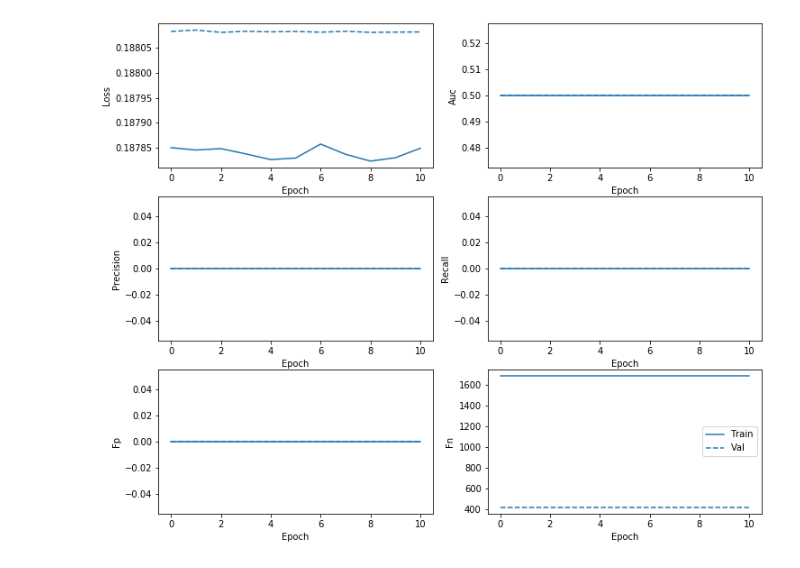
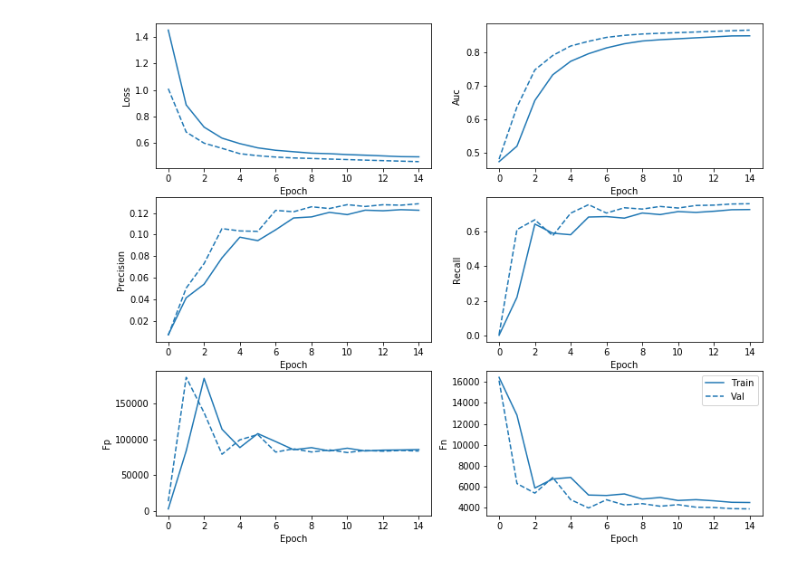
Before and after one commit to aristyogresearch/wildfire, a Jupyter notebook: notebooks/keras_MLP.ipynb, the cells around one changed output. Cells and saved outputs as stored; diff of their text form; code cells hidden in the pictures.

```diff
--- a/notebooks/keras_MLP.ipynb
+++ b/notebooks/keras_MLP.ipynb
@@ -80,4 +244,6 @@ Total training observations: 5.67E+04
 # %%
 # Pull out columns for X (data to train with) and Y (value to predict)
-training_data = raw_data[features]
+training_data = data[features]
+validation_data = validation[features]
+test_data = test[features]
 # %%
@@ -406,0 +306,25 @@ early_stopping = tf.keras.callbacks.EarlyStopping(
+# %%
+# Scaling by total/2 helps keep the loss to a similar magnitude.
+# The sum of the weights of all examples stays the same.
+weight_for_0 = (1 / no_ignition_count)*(total)/2.0
+weight_for_1 = (1 / ignition_count)*(total)/2.0
+
+class_weight = {0: weight_for_0, 1: weight_for_1}
+
+print('Weight for class 0: {:.2f}'.format(weight_for_0))
+print('Weight for class 1: {:.2f}'.format(weight_for_1))
+
+initial_bias = np.log([ignition_count/no_ignition_count])
+output_bias = tf.keras.initializers.Constant(initial_bias)
+
+print('Inital bias: {}'.format(initial_bias))
+
+EPOCHS = 15
+BATCH_SIZE = 2048 * 30
+
+early_stopping = tf.keras.callbacks.EarlyStopping(
+    monitor='val_auc',
+    verbose=1,
+    patience=10,
+    mode='max',
+    restore_best_weights=True)
@@ -451,3 +356,0 @@ array([-3.03283736])
-# %%
-model = make_model(output_bias = initial_bias)
-model.predict(train_features[:10])
@@ -473,11 +357,10 @@ model.save_weights(initial_weights)
 # %%
-model = make_model()
-model.load_weights(initial_weights)
-model.layers[-1].bias.assign([0.0])
-zero_bias_history = model.fit(
+history = model.fit(
     train_features,
     train_labels,
     batch_size=BATCH_SIZE,
-    epochs=20,
+    epochs=EPOCHS,
+    callbacks = [early_stopping],
     validation_data=(val_features, val_labels),
-    verbose=0)
+    class_weight=class_weight
+)
@@ -561,4 +385,4 @@ def plot_metrics(history):
 # %%
-plot_metrics(baseline_history)
+plot_metrics(history)
 # %% [output]
-[figure, old version]
+[figure, new version]
```
Also changed, not shown: parts of 38 cells of this notebook, 18 other files.
